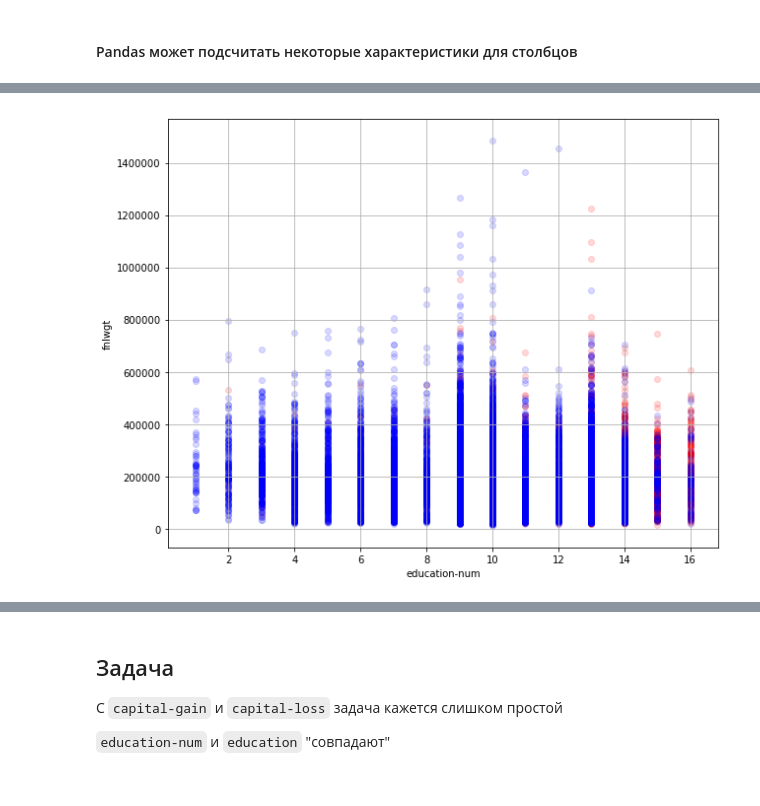
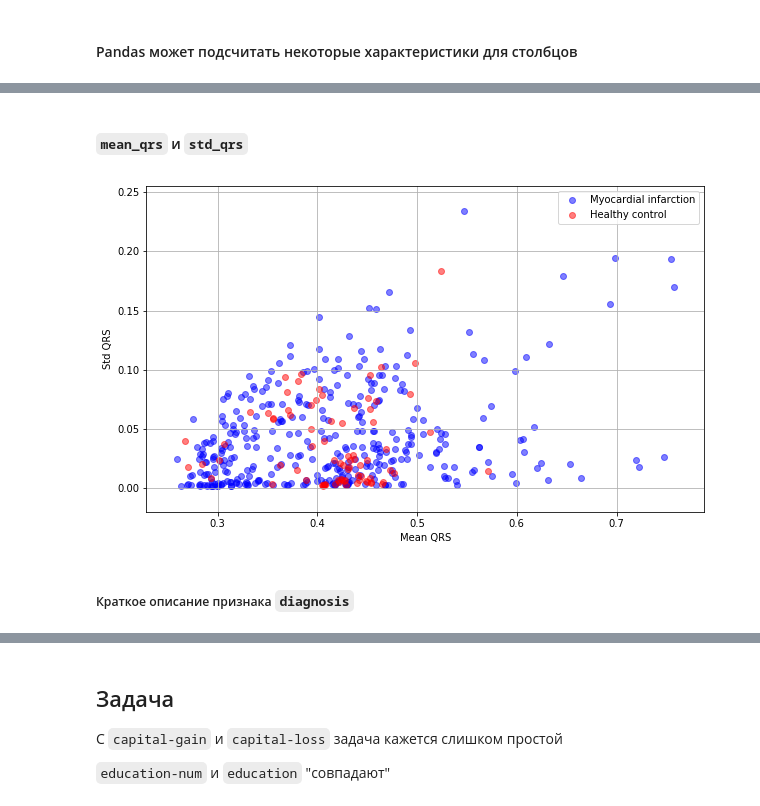
Before and after one commit to MoskalenkoViktor/ML, a Jupyter notebook: ml.ipynb, the cells around one changed output, grey strips where cells are left out. Drawn from its saved outputs; the diff is of its cells as text; code cells hidden in the pictures.

```diff
--- a/ml.ipynb
+++ b/ml.ipynb
@@ -370,23 +339,28 @@ plt.grid()
+# %% [markdown]
+#### `mean_qrs` и `std_qrs`
 # %%
-plt.figure(figsize = (10, 8))
+plt.figure(figsize = (10, 6))
 
-plt.scatter(data[data['class'] == '>50K']['education-num'],
-            data[data['class'] == '>50K']['fnlwgt'],
-            alpha = 0.15,
-            label = '>50K',
+plt.scatter(data[data['diagnosis'] == 'Myocardial infarction']['lead_i_mean_qrs'],
+            data[data['diagnosis'] == 'Myocardial infarction']['lead_i_std_qrs'],
+            alpha = 0.5,
+            label = 'Myocardial infarction',
+            color = 'b')
+
+plt.scatter(data[data['diagnosis'] == 'Healthy control']['lead_i_mean_qrs'],
+            data[data['diagnosis'] == 'Healthy control']['lead_i_std_qrs'],
+            alpha = 0.5,
+            label = 'Healthy control',
             color = 'r')
 
-plt.scatter(data[data['class'] == '<=50K']['education-num'],
-            data[data['class'] == '<=50K']['fnlwgt'],
-            alpha = 0.15,
-            label = '<=50K',
-            color = 'b')
-
-plt.xlabel('education-num')
-plt.ylabel('fnlwgt')
+plt.xlabel('Mean QRS')
+plt.ylabel('Std QRS')
+plt.legend()
 plt.grid()
 # %% [output]
-[figure, old version]
+[figure, new version]
+# %% [markdown]
+##### Краткое описание признака `diagnosis`
 # %%
 data.describe(include = ['object'])
 # %% [output]
```
Also changed, not shown: parts of 25 cells of this notebook.
